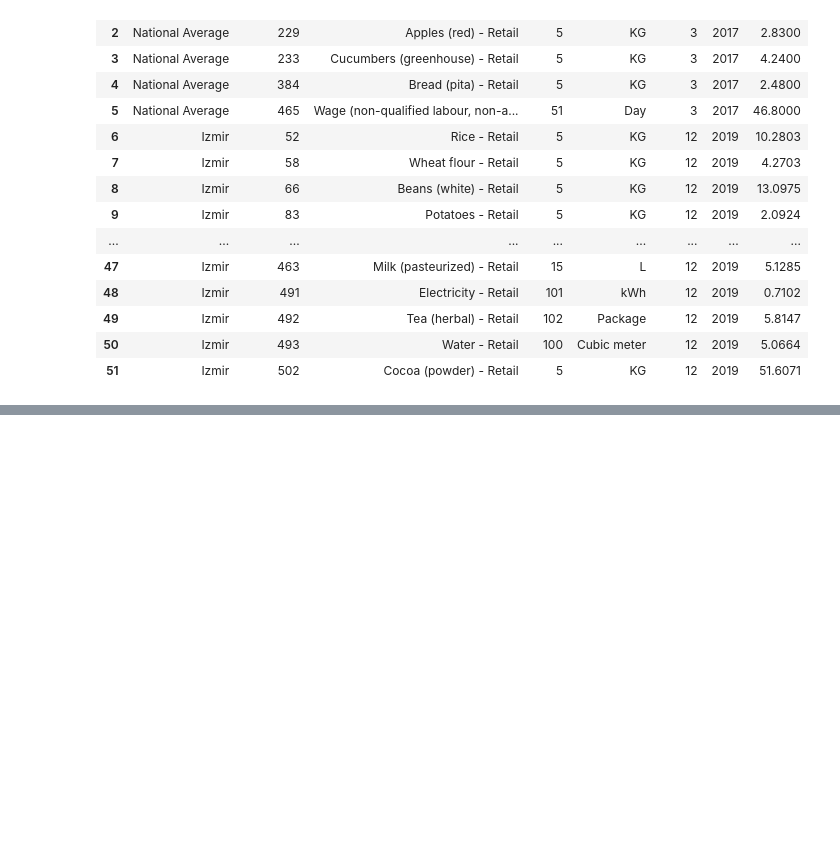
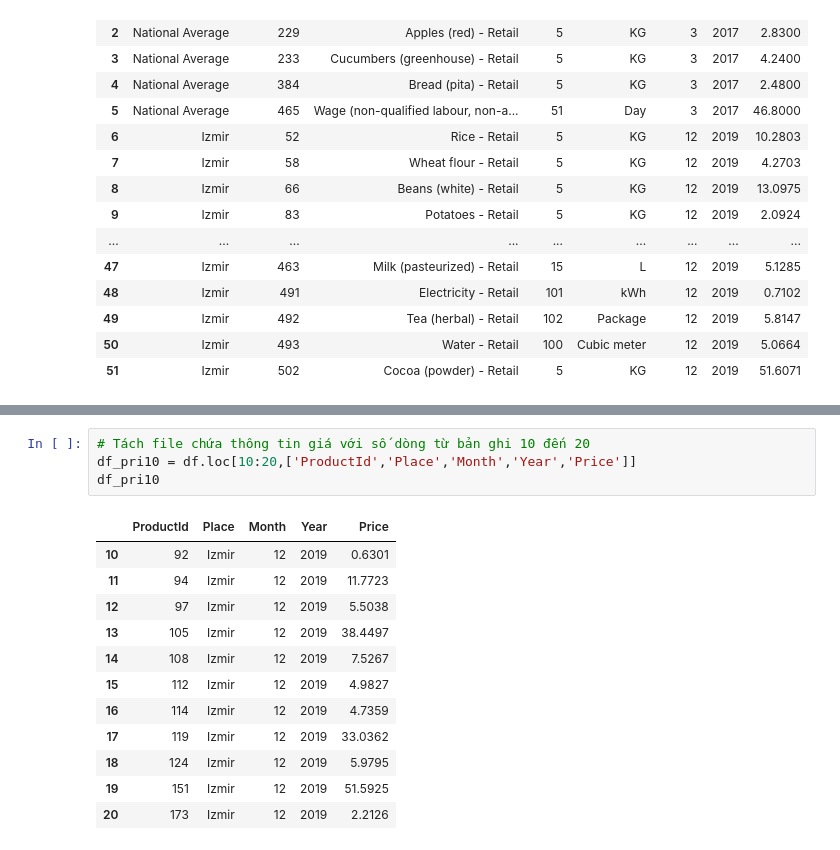
Before and after one commit to hunght92/Codegym, a Jupyter notebook: Học lại.ipynb, the cells around one changed output, grey strips where cells are left out. Drawn from its saved outputs; the diff is of its cells as text; blank space fills up the shorter version.

```diff
--- a/Học lại.ipynb
+++ b/Học lại.ipynb
@@ -673,0 +718,17 @@ df
+# %%
+# Tách file chứa thông tin giá với số dòng từ bản ghi 10 đến 20
+df_pri10 = df.loc[10:20,['ProductId','Place','Month','Year','Price']]
+df_pri10
+# %% [output]
+|  | ProductId | Place | Month | Year | Price |
+| 10 | 92 | Izmir | 12 | 2019 | 0.6301 |
+| 11 | 94 | Izmir | 12 | 2019 | 11.7723 |
+| 12 | 97 | Izmir | 12 | 2019 | 5.5038 |
+| 13 | 105 | Izmir | 12 | 2019 | 38.4497 |
+| 14 | 108 | Izmir | 12 | 2019 | 7.5267 |
+| 15 | 112 | Izmir | 12 | 2019 | 4.9827 |
+| 16 | 114 | Izmir | 12 | 2019 | 4.7359 |
+| 17 | 119 | Izmir | 12 | 2019 | 33.0362 |
+| 18 | 124 | Izmir | 12 | 2019 | 5.9795 |
+| 19 | 151 | Izmir | 12 | 2019 | 51.5925 |
+| 20 | 173 | Izmir | 12 | 2019 | 2.2126 |
```
Also changed, not shown: parts of 6 cells of this notebook.
